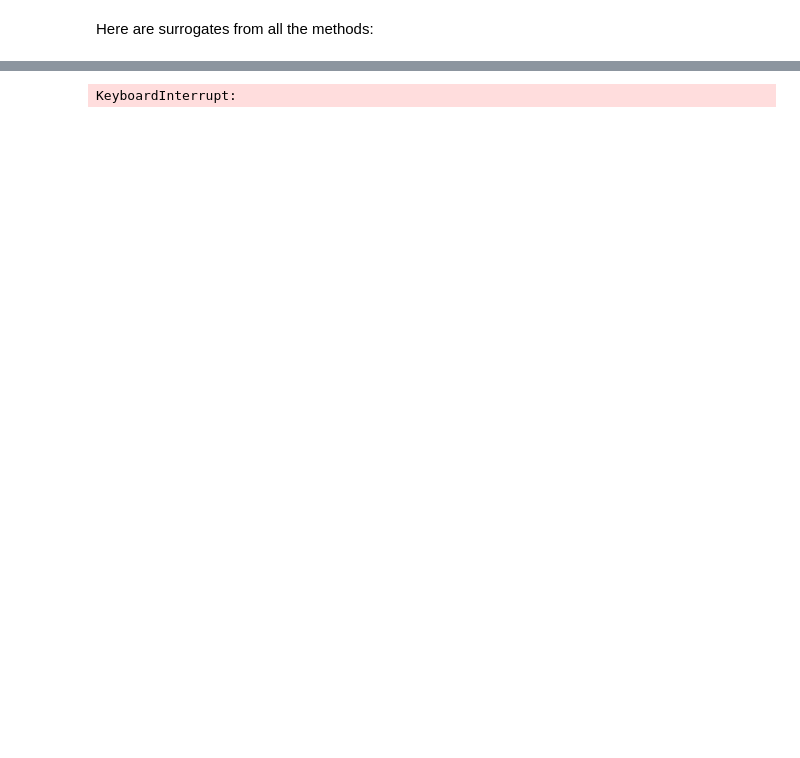
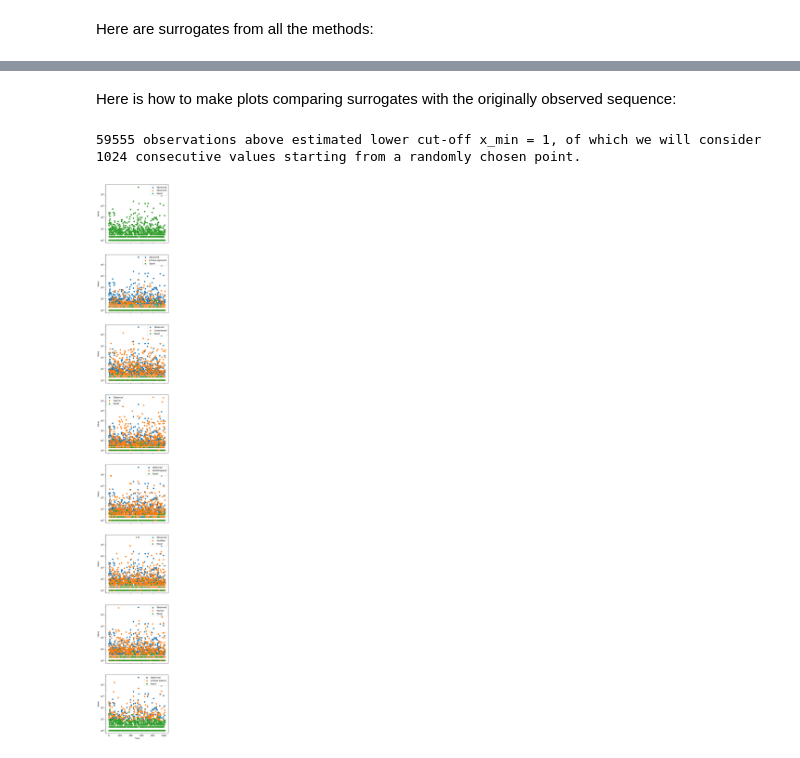
Before and after one commit to JackMurdochMoore/power-law, a Jupyter notebook: tutorial.ipynb, the cells around one changed output, grey strips where cells are left out. Drawn from its saved outputs; the diff is of its cells as text; code cells hidden in the pictures; blank space fills up the shorter version.

```diff
--- a/tutorial.ipynb
+++ b/tutorial.ipynb
@@ -31,7 +60,7 @@ seq = gen_typ_p_l_surrogate(gamma, x_min, N)
 # %%
 surrogate_methods = ['obse','know','cons','typi','boot','shuf','mark','ordi']
 method_description={
-        'obse':'Original observation',
+    'obse':'Original observation',
     'know':'Power-law surrogate with known scale exponent',
     'cons':'Constrained power-law surrogate',
     'typi':'Typical power-law surrogate',
@@ -41,6 +70,17 @@ method_description={
     'ordi':'Constrained ordinal pattern power-law surrogate',
     'unknown':'Unknown input surr_method surrogate'
 }
+method_names = {
+    'obse':'Observed',
+    'know': 'Known exponent',
+    'cons':'Constrained',
+    'typi':'Typical',
+    'boot':'Bootstrapped',
+    'shuf':'Shuffled',
+    'mark':'Markov',
+    'ordi':'Ordinal pattern',
+    'unknown':'Unknown'
+}
 # %% [markdown]
 You can choose one of the methods to generate the surrogate of the input sequence *seq* as:
 # %%
@@ -79,3 +123,5 @@ Here is how you plot the surrogates:
+# %% [markdown]
+Here is how to make plots comparing surrogates with the originally observed sequence:
 # %%
 # Load empirical data from text file
 # Generate surrogates from this empirical data using different methods
@@ -85,8 +131,8 @@ Here is how you plot the surrogates:
 NMax = 1024# Maximum length of time series
 
 # Load observation from text file
-# file_name_str = 'normed-flares.txt'; dist_str = 'flares'; #x_min = 1;, N = 1,711, NG = 1,711
-file_name_str = 'time-series/energy.txt'; dist_str = 'time-series/earthquakes'; #x_min = 1;, N = 59,555, NG = 59,555
+# file_name_str = 'time-series/normed-flares.txt'; #x_min = 1;, N = 1,711, NG = 1,711
+file_name_str = 'time-series/energy.txt'; #x_min = 1;, N = 59,555, NG = 59,555
 
 data = np.loadtxt(file_name_str)
 
@@ -108,34 +154,35 @@ print(str(N0) + ' observations above estimated lower cut-off x_min = ' + str(x_m
 #The list of surrogates to be considered, and their names
 surr_method_list = ['obse', 'know', 'typi', 'cons', 'boot', 'shuf', 'mark', 'ordi']
 surr_method_name_list = ['Observed', 'Known exponent', 'Typical', 'Constrained', 'Bootstrapped', 'Shuffled', 'Markov', 'Ordinal pattern']
 
 scale_exp = 2#Known scale exponent (Known scale exponent "know" surrogates only)
 o = 1#Markov order (Markov order surrogates "mark" only)
 b = 3#Use bins of logarithmic width log(b) (Markov order surrogates "mark" only)
 L = 16#Length of ordinal patterns (ordinal pattern surrogates "ordi" only)
 num_trans = 10**5#Number of transitions (Markov order "mark" and ordinal pattern surrogates "ordi" only)
 
 #Generate and plot realisation of each type of surrogate
-num_surr_types = len(surr_method_list)
+num_surr_types = len(surrogate_methods)
 import matplotlib.pyplot as plt
 fig, ax = plt.subplots(num_surr_types, 2, sharex='col', sharey='none', figsize=(2*6, 6*num_surr_types))
 for i in range(num_surr_types):
-    surr_method = surr_method_list[i]
-    surr_method_name = surr_method_name_list[i]
+    surr_method = surrogate_methods[i]
+    surr_method_name = method_names[surr_method]
     surr_val_seq_list = gen_power_law_surr_list(seq, surr_method=surr_method, x_min=x_min, num_surr=1, scale_exp=scale_exp, o=o, b=b, L=L, num_trans=num_trans)
     surr_val_seq = surr_val_seq_list[0]
     scale_exp_m_l = estim_scale_exp(surr_val_seq, x_min)#Find maximum likelihood scale exponent of surrogate realisation
     match_seq = [seq[ii] if surr_val_seq[ii] == seq[ii] else np.nan for ii in range(N)]
     ax_subplot = ax[i][0]
     ax_subplot.scatter(list(range(N)), seq)
     ax_subplot.scatter(list(range(N)), surr_val_seq)
     ax_subplot.scatter(list(range(N)), match_seq)
     ax_subplot.set_yscale('log')
     ax_subplot.legend(labels=['Observed', surr_method_name, 'Equal'])
     ax_subplot.set_ylabel('Value')
     ax_subplot = ax[i][1]
     ax_subplot.axis('off')
 ax[-1][0].set_xlabel('Time')
 plt.show()
 # %% [output]
-KeyboardInterrupt:
+59555 observations above estimated lower cut-off x_min = 1, of which we will consider 1024 consecutive values starting from a randomly chosen point.
+[figure, added]
```
Also changed, not shown: parts of 19 cells of this notebook.
